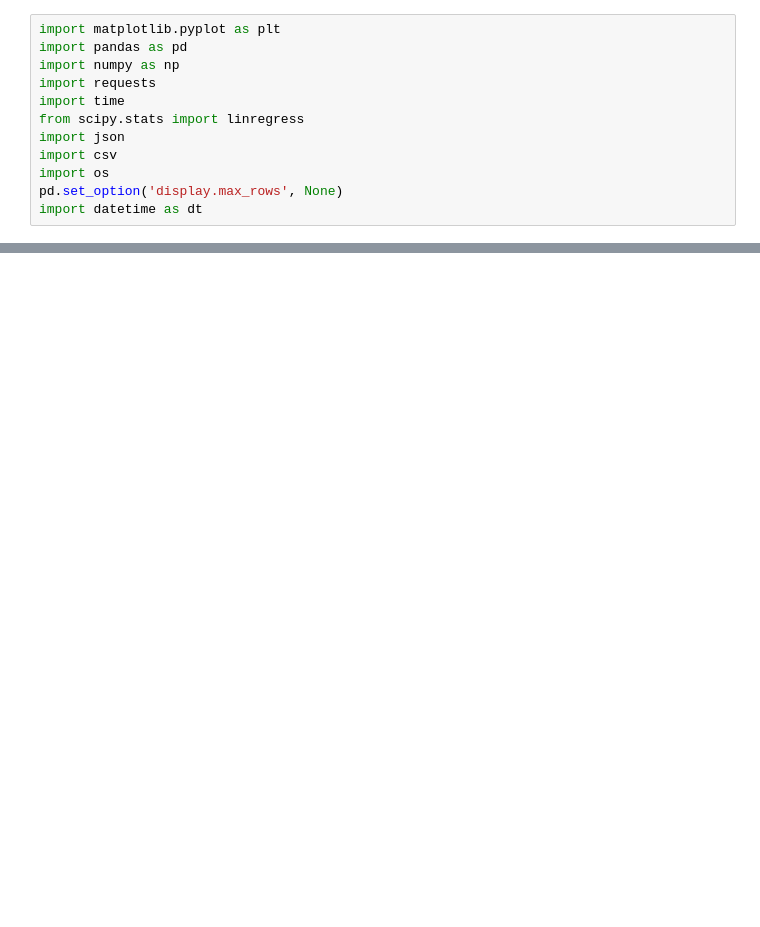
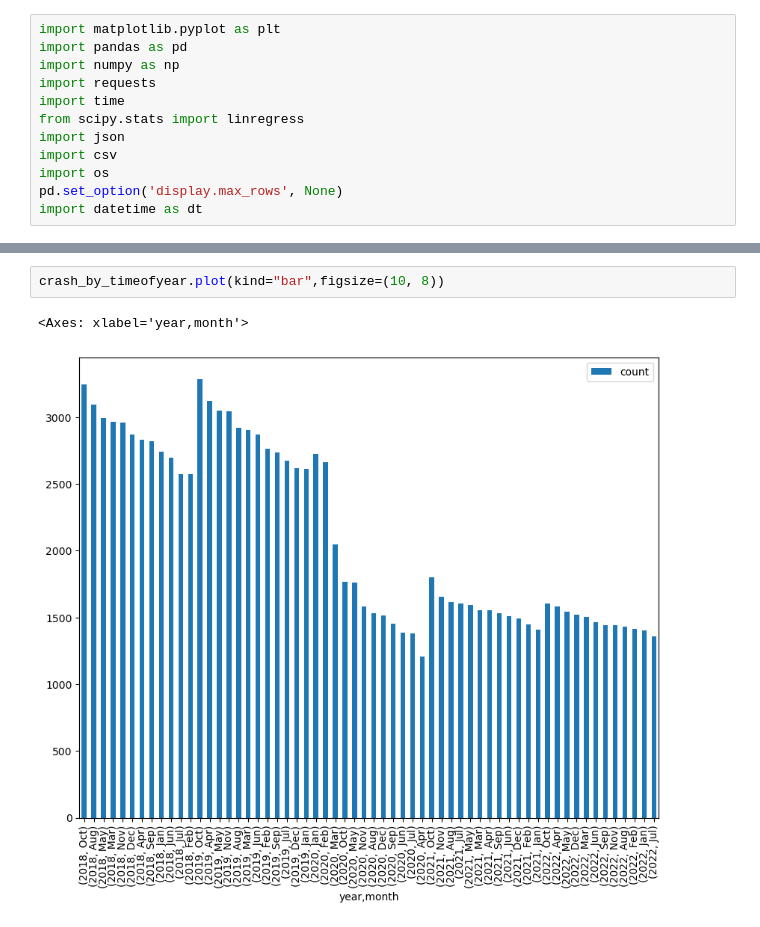
Before and after one commit to dlerhetal/Group2Project1, a Jupyter notebook: NashCrashPy/NashCrashPy.ipynb, the cells around one changed output, grey strips where cells are left out. Cells and saved outputs as stored; diff of their text form; blank space fills up the shorter version.

```diff
--- a/NashCrashPy/NashCrashPy.ipynb
+++ b/NashCrashPy/NashCrashPy.ipynb
@@ -186 +173,6 @@ crash_by_timeofyear
+# %%
+crash_by_timeofyear.plot(kind="bar",figsize=(10, 8))
+# %% [output]
+<Axes: xlabel='year,month'>
+[figure, added]
 # %%
```
Also changed, not shown: parts of 16 cells of this notebook, 4 other files.
